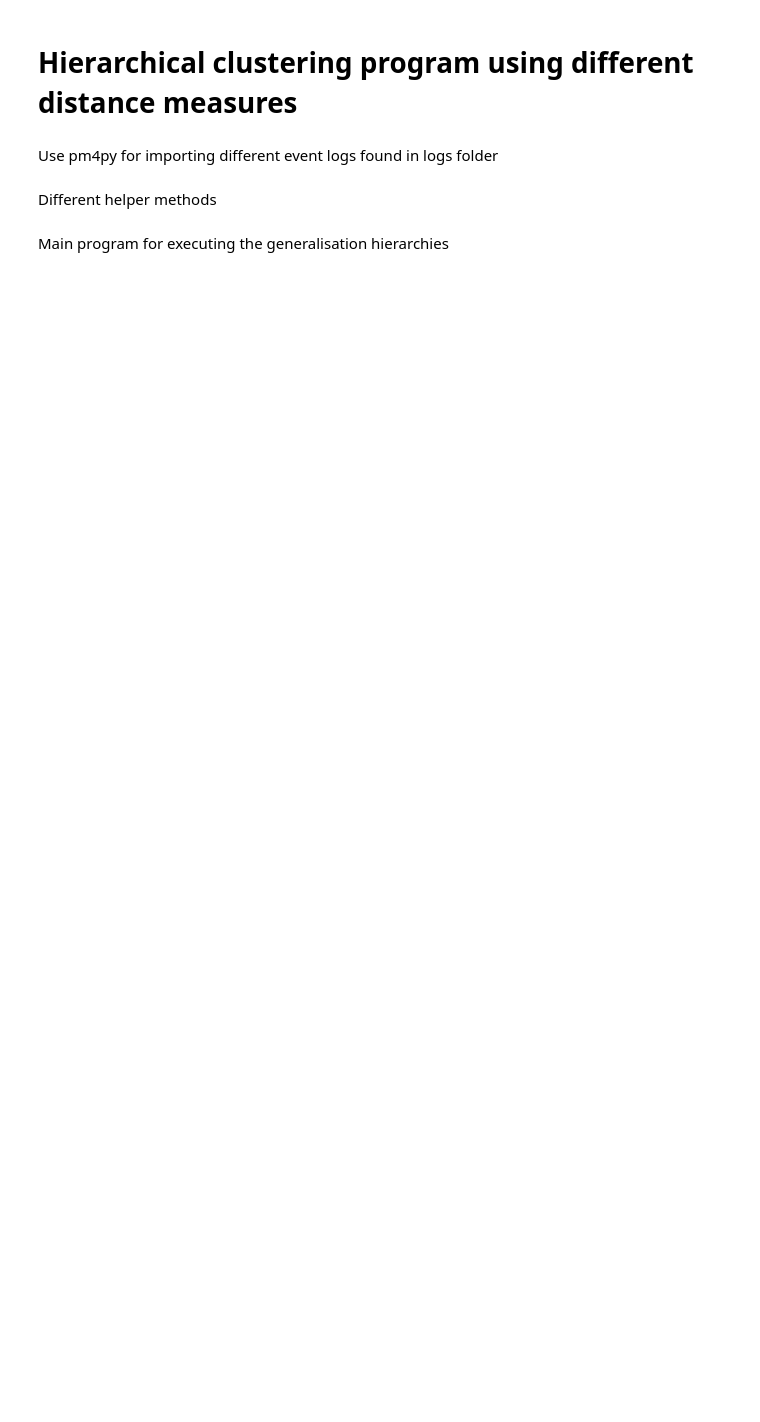
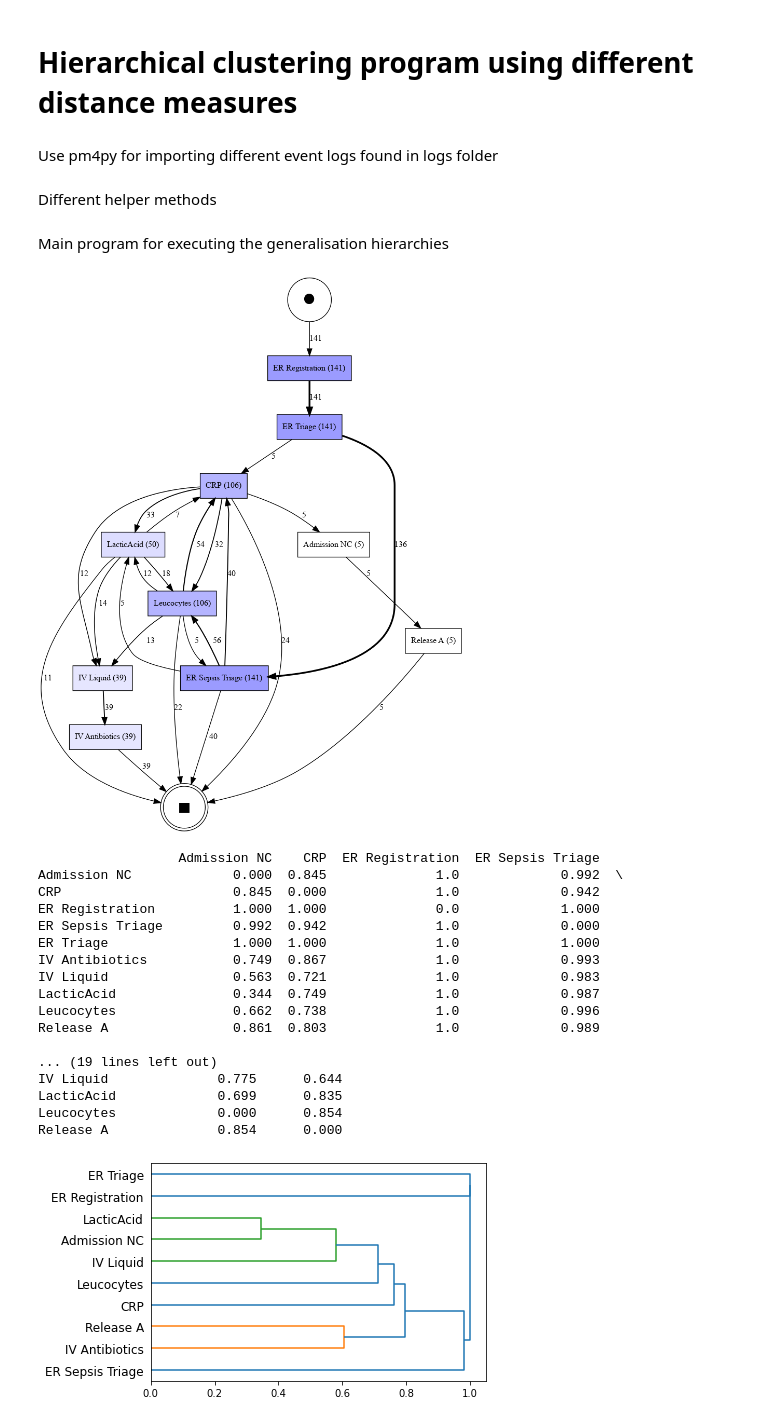
Before and after one commit to julamie/Generalization_Hierarchy_Generation, a Jupyter notebook: src/Clustering.ipynb, the cells around one changed output. Saved outputs shown, nothing was run; the diff lists cells and outputs as text; code cells hidden in the pictures; blank space fills up the shorter version.

```diff
--- a/src/Clustering.ipynb
+++ b/src/Clustering.ipynb
@@ -67,15 +67,16 @@ def print_log_info(log, verbose=False):
 
     print(info)
 
-def save_dfg_of_log(log):
+def show_dfg_of_log(log):
     '''
-    Saves the directly follows graph of an event log in out/dfg
+    Displays the directly follows graph of an event log
     '''
 
     dfg, start_activities, end_activities = pm4py.discovery.discover_dfg(log,
                                                                          case_id_key= "case:concept:name",
                                                                          activity_key= "concept:name")
-    pm4py.vis.save_vis_dfg(dfg, start_activities, end_activities, file_path="../out/dfg/sepsis.svg")
+
+    return pm4py.vis.view_dfg(dfg, start_activities, end_activities, format="png")
 
 def get_jaccard_distance_of_dfg(log):
     '''
@@ -249,26 +250,47 @@ def create_hierarchy_for_activities(activities, clusterings):
 # %% [markdown]
 Main program for executing the generalisation hierarchies
 # %%
-# Compute the pairwise distances of the created DFG from the event log
-# pairwise_distances = get_jaccard_distance_of_dfg(log)
-pairwise_distances = get_simrank_similarity_of_dfg(log)
+def generate_hierarchies_from_log():
+    # Compute the pairwise distances of the created DFG from the event log
+    # pairwise_distances = get_jaccard_distance_of_dfg(log)
+    pairwise_distances = get_simrank_similarity_of_dfg(log)
 
-# saves the directly follows graph as an svg
-save_dfg_of_log(log)
+    # saves the directly follows graph as an svg
+    show_dfg_of_log(log)
 
-# Generate the distance matrix used for performing hierarchical clustering
-# activities, distances = convert_jaccard_distances_to_distance_matrix(log, pairwise_distances)
-activities, distances = convert_simrank_distances_to_distance_matrix(log, pairwise_distances)
+    # Generate the distance matrix used for performing hierarchical clustering
+    # activities, distances = convert_jaccard_distances_to_distance_matrix(log, pairwise_distances)
+    activities, distances = convert_simrank_distances_to_distance_matrix(log, pairwise_distances)
 
-# Perform hierarchical clustering using scipy
-linkage_matrix = create_linkage(distances)
+    # Perform hierarchical clustering using scipy
+    linkage_matrix = create_linkage(distances)
 
-# create a dictionary for every clustering performed at each step
-clusterings = create_clusterings_for_every_level(activities, distances, linkage_matrix)
+    # create a dictionary for every clustering performed at each step
+    clusterings = create_clusterings_for_every_level(activities, distances, linkage_matrix)
 
-# create a dendrogram for illustrative purposes
-result_dendrogram = create_dendrogram(activities, linkage_matrix)
+    # create a dendrogram for illustrative purposes
+    result_dendrogram = create_dendrogram(activities, linkage_matrix)
 
-# create the hierarchy needed for event log abstraction
-hierarchies = create_hierarchy_for_activities(activities, clusterings)
-# pprint.pprint(hierarchies)
+    # create the hierarchy needed for event log abstraction
+    hierarchies = create_hierarchy_for_activities(activities, clusterings)
+    # pprint.pprint(hierarchies)
+# %% [output]
+[figure, added]
+                  Admission NC    CRP  ER Registration  ER Sepsis Triage
+Admission NC             0.000  0.845              1.0             0.992  \
+CRP                      0.845  0.000              1.0             0.942
+ER Registration          1.000  1.000              0.0             1.000
+ER Sepsis Triage         0.992  0.942              1.0             0.000
+ER Triage                1.000  1.000              1.0             1.000
+IV Antibiotics           0.749  0.867              1.0             0.993
+IV Liquid                0.563  0.721              1.0             0.983
+LacticAcid               0.344  0.749              1.0             0.987
+Leucocytes               0.662  0.738              1.0             0.996
+Release A                0.861  0.803              1.0             0.989
+
+... (19 lines left out)
+IV Liquid              0.775      0.644
+LacticAcid             0.699      0.835
+Leucocytes             0.000      0.854
+Release A              0.854      0.000
+[figure, added]
```
